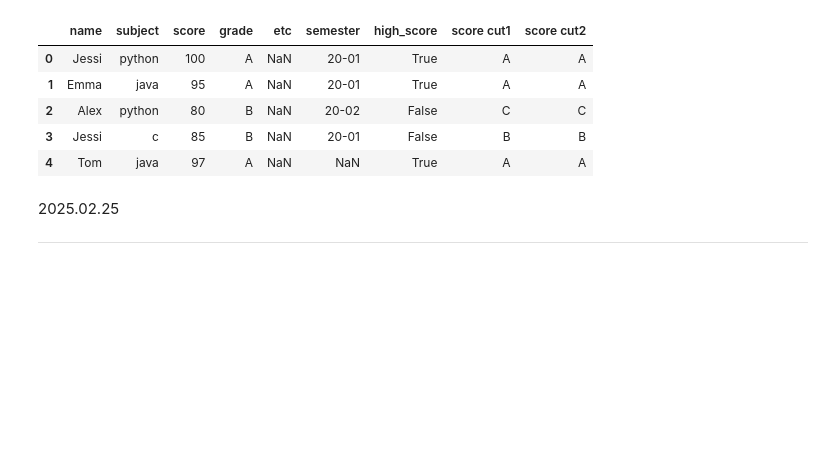
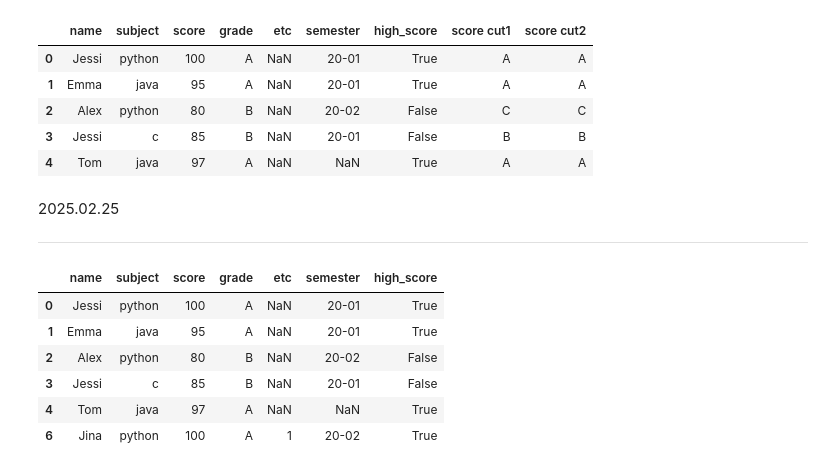
Before and after one commit to dongdaran/learnerton, a Jupyter notebook: week1/1주차 복습.ipynb, the cells around one changed output. Saved outputs shown, nothing was run; the diff lists cells and outputs as text; code cells hidden in the pictures; blank space fills up the shorter version.

```diff
--- a/week1/1주차 복습.ipynb
+++ b/week1/1주차 복습.ipynb
@@ -654,3 +654,15 @@ df
 2025.02.25
 
 ----
+# %%
+df.loc[6] = ['Jina', 'python', 100,'A', 1, '20-02', True]
+# %%
+df
+# %% [output]
+|  | name | subject | score | grade | etc | semester | high_score |
+| 0 | Jessi | python | 100 | A | NaN | 20-01 | True |
+| 1 | Emma | java | 95 | A | NaN | 20-01 | True |
+| 2 | Alex | python | 80 | B | NaN | 20-02 | False |
+| 3 | Jessi | c | 85 | B | NaN | 20-01 | False |
+| 4 | Tom | java | 97 | A | NaN | NaN | True |
+| 6 | Jina | python | 100 | A | 1 | 20-02 | True |
```
Also changed, not shown: parts of 21 cells of this notebook, 2 other files.
